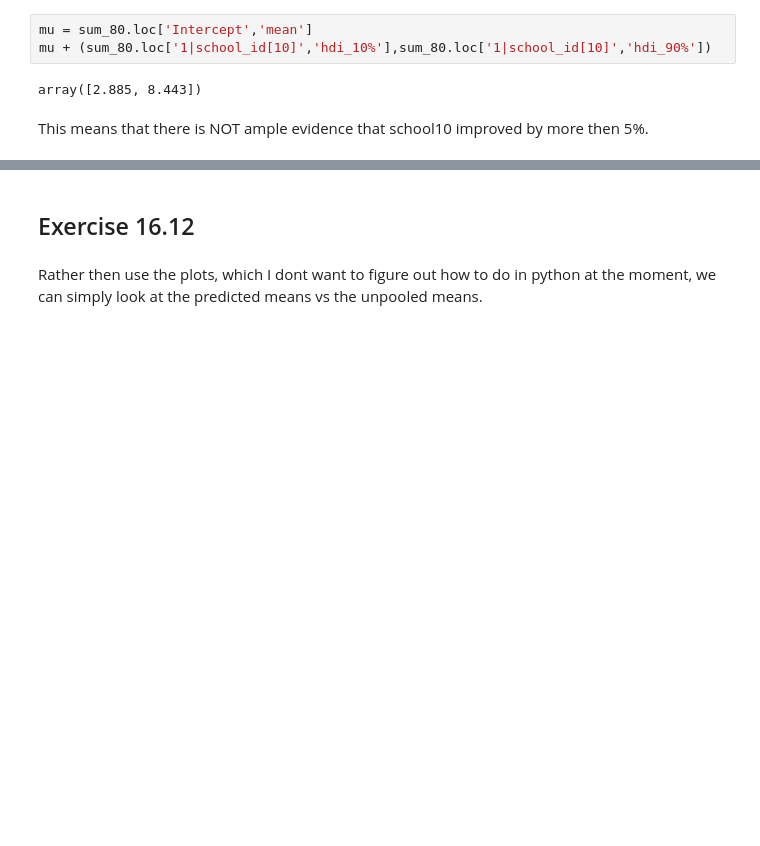
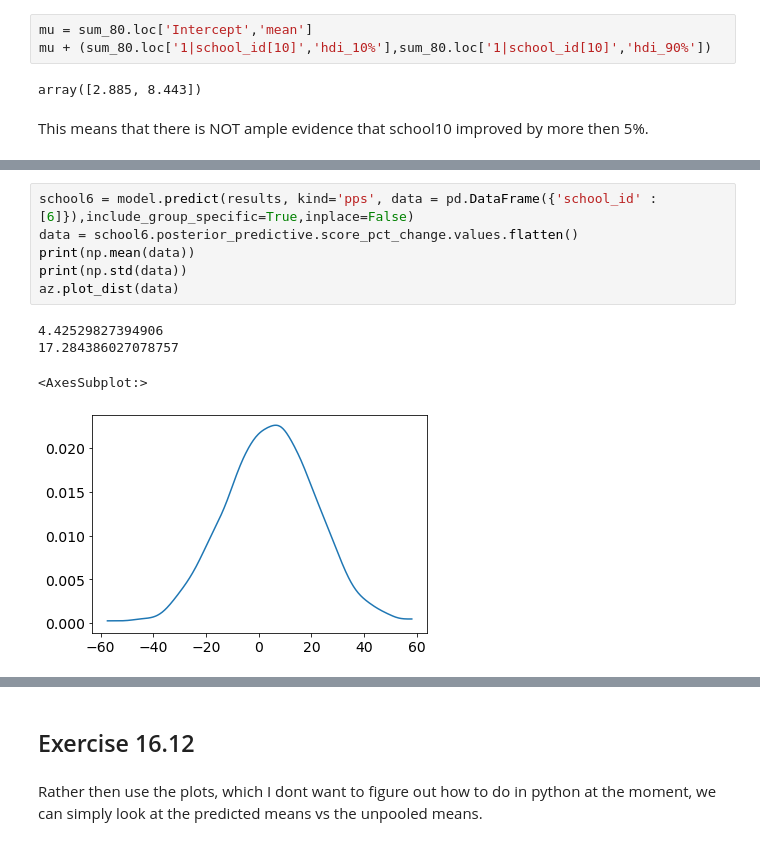
Before and after one commit to DrEntropy/BayesRulesWork, a Jupyter notebook: Chapter16.ipynb, the cells around one changed output, grey strips where cells are left out. Cells and saved outputs as stored; diff of their text form; blank space fills up the shorter version.

```diff
--- a/Chapter16.ipynb
+++ b/Chapter16.ipynb
@@ -208,0 +220,11 @@ Here we want to predict future of a student at school 16, 17 and a new school Ba
+# %%
+school6 = model.predict(results, kind='pps', data = pd.DataFrame({'school_id' : [6]}),include_group_specific=True,inplace=False)
+data = school6.posterior_predictive.score_pct_change.values.flatten()
+print(np.mean(data))
+print(np.std(data))
+az.plot_dist(data)
+# %% [output]
+4.42529827394906
+17.284386027078757
+<AxesSubplot:>
+[figure, added]
```
Also changed, not shown: parts of 10 cells of this notebook.
